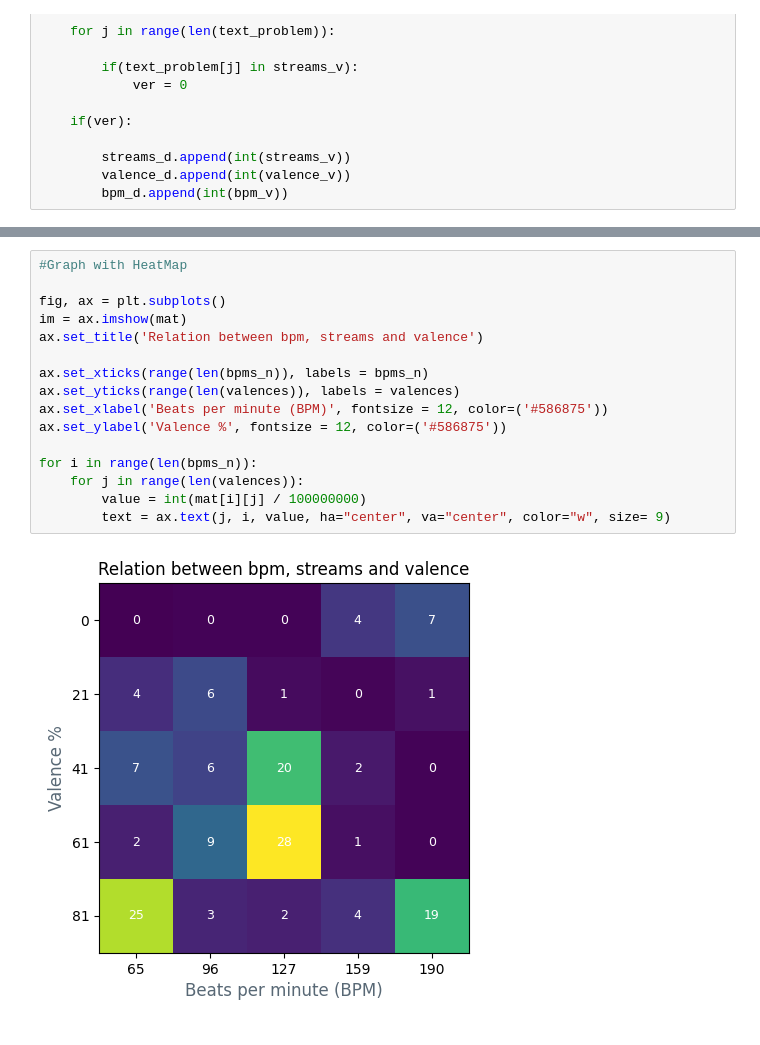
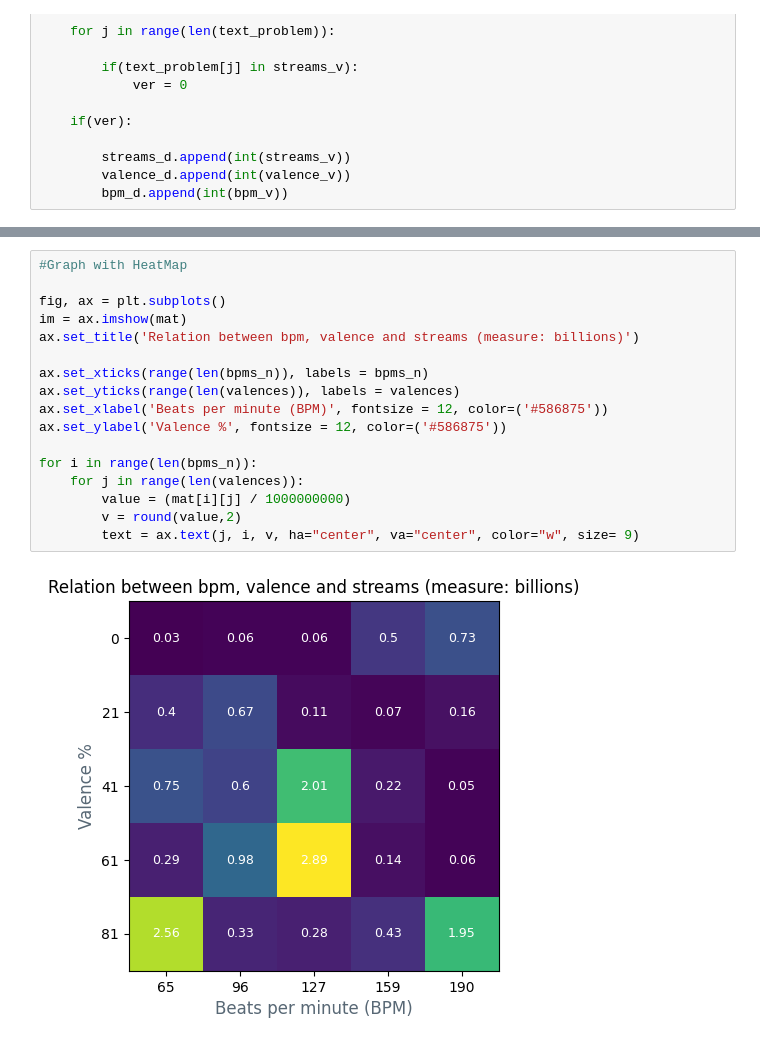
Before and after one commit to Limaniteroi/DataScience, a Jupyter notebook: Spotify Analysis - DataSet - Week 1/SMSS.ipynb, the cells around one changed output, grey strips where cells are left out. Saved outputs shown, nothing was run; the diff lists cells and outputs as text.

Commit message:
Changing the data apresentation and title of graph 3

```diff
--- a/Spotify Analysis - DataSet - Week 1/SMSS.ipynb
+++ b/Spotify Analysis - DataSet - Week 1/SMSS.ipynb
@@ -361,18 +359,19 @@ for j in range(5):
 # %%
 #Graph with HeatMap
 
 fig, ax = plt.subplots()
 im = ax.imshow(mat)
-ax.set_title('Relation between bpm, streams and valence')
+ax.set_title('Relation between bpm, valence and streams (measure: billions)')
 
 ax.set_xticks(range(len(bpms_n)), labels = bpms_n)
 ax.set_yticks(range(len(valences)), labels = valences)
 ax.set_xlabel('Beats per minute (BPM)', fontsize = 12, color=('#586875'))
 ax.set_ylabel('Valence %', fontsize = 12, color=('#586875'))
 
 for i in range(len(bpms_n)):
     for j in range(len(valences)):
-        value = int(mat[i][j] / 100000000)
-        text = ax.text(j, i, value, ha="center", va="center", color="w", size= 9)
+        value = (mat[i][j] / 1000000000)
+        v = round(value,2)
+        text = ax.text(j, i, v, ha="center", va="center", color="w", size= 9)
 # %% [output]
-[figure, old version]
+[figure, new version]
```
Also changed, not shown: parts of 1 cell of this notebook.
